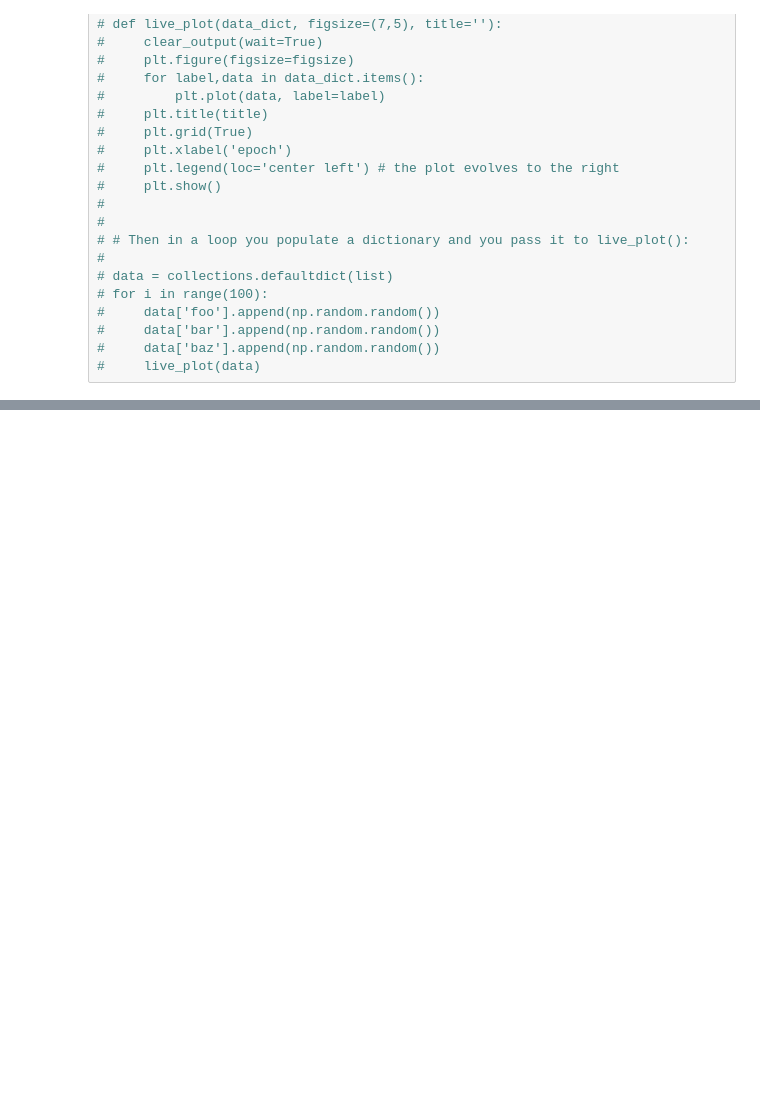
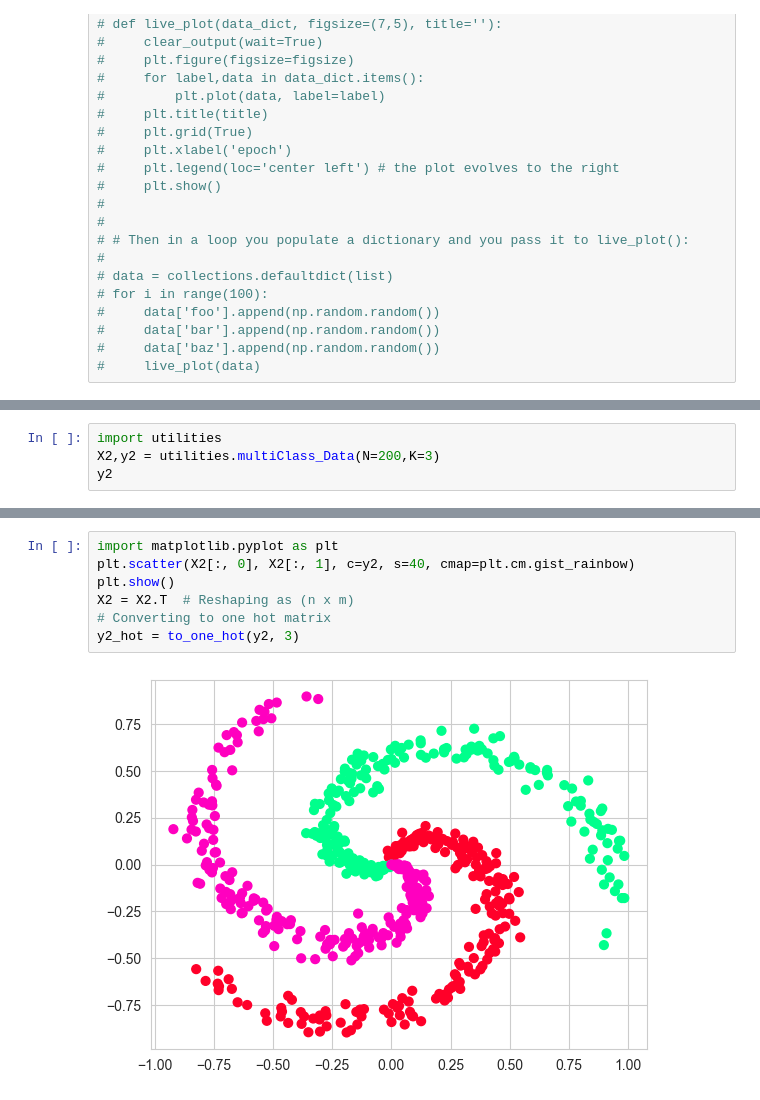
Before and after one commit to Jivl00/KKY_NSES, a Jupyter notebook: SP/showcase.ipynb, the cells around one changed output, grey strips where cells are left out. Saved outputs shown, nothing was run; the diff lists cells and outputs as text; blank space fills up the shorter version.

```diff
--- a/SP/showcase.ipynb
+++ b/SP/showcase.ipynb
@@ -158,0 +145,4 @@ nn.cost_history
+# %%
+import utilities
+X2,y2 = utilities.multiClass_Data(N=200,K=3)
+y2
@@ -158,0 +167,9 @@ nn.cost_history
+# %%
+import matplotlib.pyplot as plt
+plt.scatter(X2[:, 0], X2[:, 1], c=y2, s=40, cmap=plt.cm.gist_rainbow)
+plt.show()
+X2 = X2.T  # Reshaping as (n x m)
+# Converting to one hot matrix
+y2_hot = to_one_hot(y2, 3)
+# %% [output]
+[figure, added]
```
Also changed, not shown: parts of 11 cells of this notebook, 1 other file.
